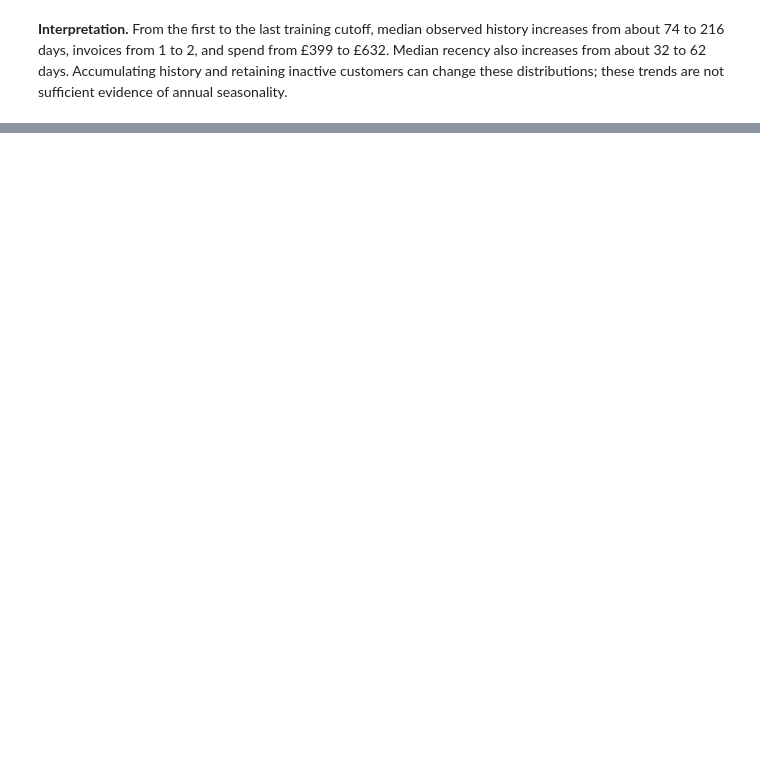
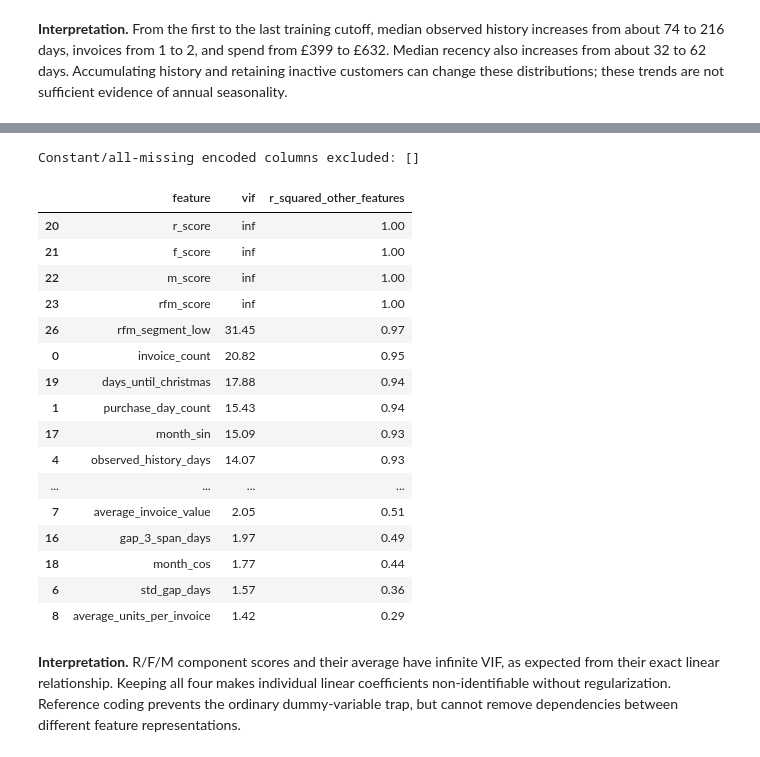
Before and after one commit to manu-horn/online-retail, a Jupyter notebook: notebooks/03_eda_processed.ipynb, the cells around one changed output, grey strips where cells are left out. Drawn from its saved outputs; the diff is of its cells as text; code cells hidden in the pictures; blank space fills up the shorter version.

```diff
--- a/notebooks/03_eda_processed.ipynb
+++ b/notebooks/03_eda_processed.ipynb
@@ -280,0 +311,29 @@ trends are not sufficient evidence of annual seasonality.
+# %%
+vif_all, excluded_vif_columns = encoded_vif(train, feature_columns)
+print("Constant/all-missing encoded columns excluded:", excluded_vif_columns)
+vif_all.round(2)
+# %% [output]
+Constant/all-missing encoded columns excluded: []
+|  | feature | vif | r_squared_other_features |
+| 20 | r_score | inf | 1.00 |
+| 21 | f_score | inf | 1.00 |
+| 22 | m_score | inf | 1.00 |
+| 23 | rfm_score | inf | 1.00 |
+| 26 | rfm_segment_low | 31.45 | 0.97 |
+| 0 | invoice_count | 20.82 | 0.95 |
+| 19 | days_until_christmas | 17.88 | 0.94 |
+| 1 | purchase_day_count | 15.43 | 0.94 |
+| 17 | month_sin | 15.09 | 0.93 |
+| 4 | observed_history_days | 14.07 | 0.93 |
+| ... | ... | ... | ... |
+| 7 | average_invoice_value | 2.05 | 0.51 |
+| 16 | gap_3_span_days | 1.97 | 0.49 |
+| 18 | month_cos | 1.77 | 0.44 |
+| 6 | std_gap_days | 1.57 | 0.36 |
+| 8 | average_units_per_invoice | 1.42 | 0.29 |
+# %% [markdown]
+**Interpretation.** R/F/M component scores and their average have infinite VIF,
+as expected from their exact linear relationship. Keeping all four makes individual
+linear coefficients non-identifiable without regularization. Reference coding
+prevents the ordinary dummy-variable trap, but cannot remove dependencies between
+different feature representations.
```
Also changed, not shown: parts of 25 cells of this notebook, 19 other files.
